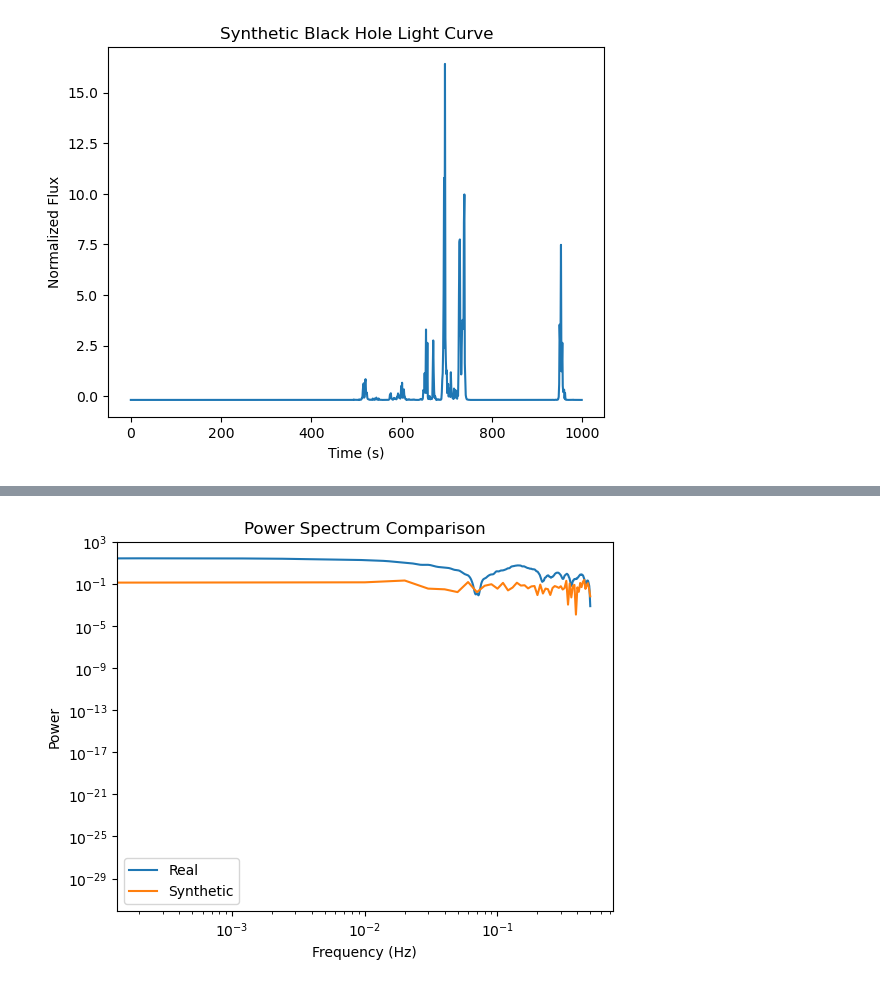
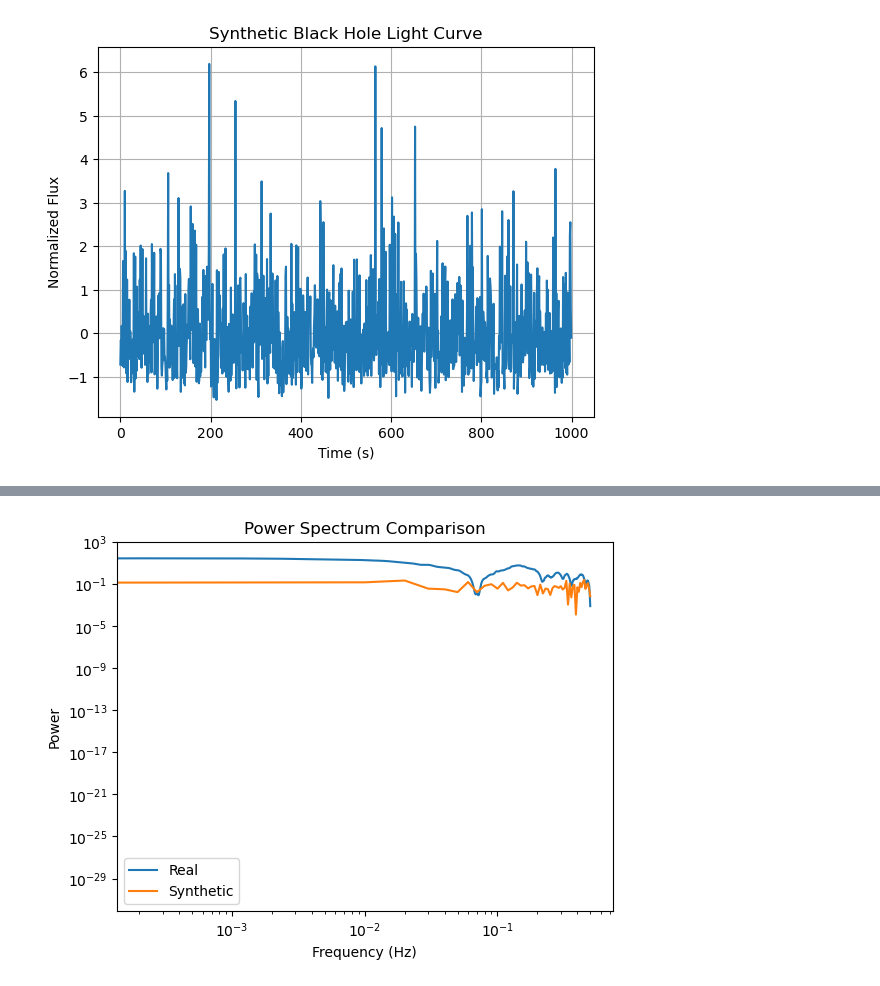
Before and after one commit to sravanth-space/ds_project, a Jupyter notebook: base.ipynb, the cells around one changed output, grey strips where cells are left out. Drawn from its saved outputs; the diff is of its cells as text; code cells hidden in the pictures.

```diff
--- a/base.ipynb
+++ b/base.ipynb
@@ -1,38 +1,48 @@
 # %%
 import numpy as np
 import matplotlib.pyplot as plt
 
+mean = 0
+std = 0.5
+num_samples = 1000 #length of the time series 5000 would be more
+
 # Replace with real XMM-Newton data loader.
-def simulate_black_hole_lightcurve(duration=1000, dt=1.0, qpo_freq=0.1, qpo_amplitude=0.3, noise_level=0.2):
+def simulate_black_hole_lightcurve(duration=num_samples, dt=1, qpo_freq=0.03, qpo_amplitude=1, noise_level=0.2):
     """
     Simulate a light curve with stochastic noise + periodic signal (QPO).
     """
     # Time array
     t = np.arange(0, duration, dt)
 
-    # Stochastic random walk (red noise)
-    random_walk = np.cumsum(np.random.normal(0, 1, len(t)))
+    # Stochastic random walk (red noise) =>
+    white_noise = np.random.normal(mean, std, size=len(t))
+
+    # exponetiate
+    white_noise = np.exp(white_noise)
+
 
     # QPO signal (damped sinusoid)
-    qpo = qpo_amplitude * np.sin(2 * np.pi * qpo_freq * t) * np.exp(-0.001 * t)
+    # qpo = qpo_amplitude * np.sin(2 * np.pi * qpo_freq * t)
+    # * np.exp(-0.001 * t)
 
-    # Combine and add white noise
-    flux = random_walk + qpo + noise_level * np.random.normal(0, 1, len(t))
-
-    # Apply log-normal distribution (common in accretion disks)
-    flux = np.exp(flux)
+    # Combine
+    flux = white_noise
+    # + qpo
 
     # Normalize
     flux = (flux - np.mean(flux)) / np.std(flux)
 
     return t, flux
+
+
 
 # Generate synthetic data
 t, flux = simulate_black_hole_lightcurve(qpo_freq=0.15, qpo_amplitude=0.5)
 plt.plot(t, flux)
 plt.xlabel("Time (s)")
 plt.ylabel("Normalized Flux")
 plt.title("Synthetic Black Hole Light Curve")
+plt.grid(True)
 plt.show()
 # %% [output]
-[figure, old version]
+[figure, new version]
```
Also changed, not shown: parts of 2 cells of this notebook, 2 other files.
